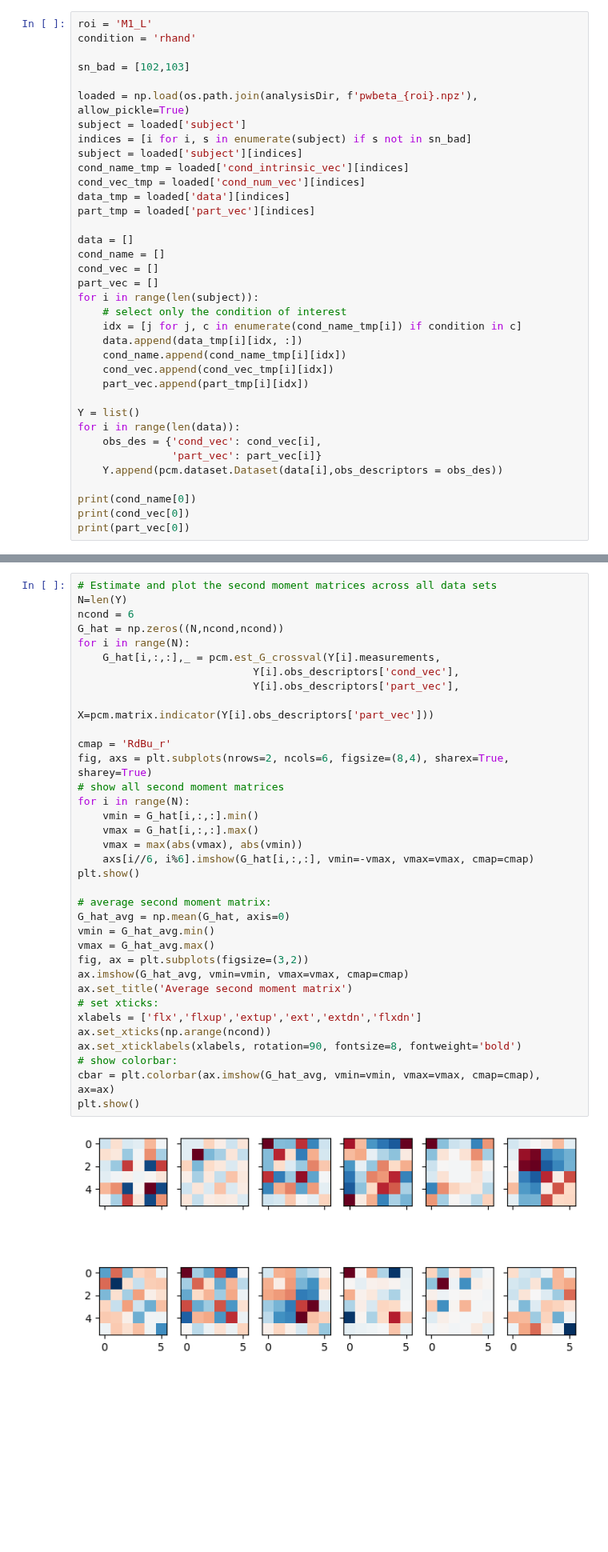
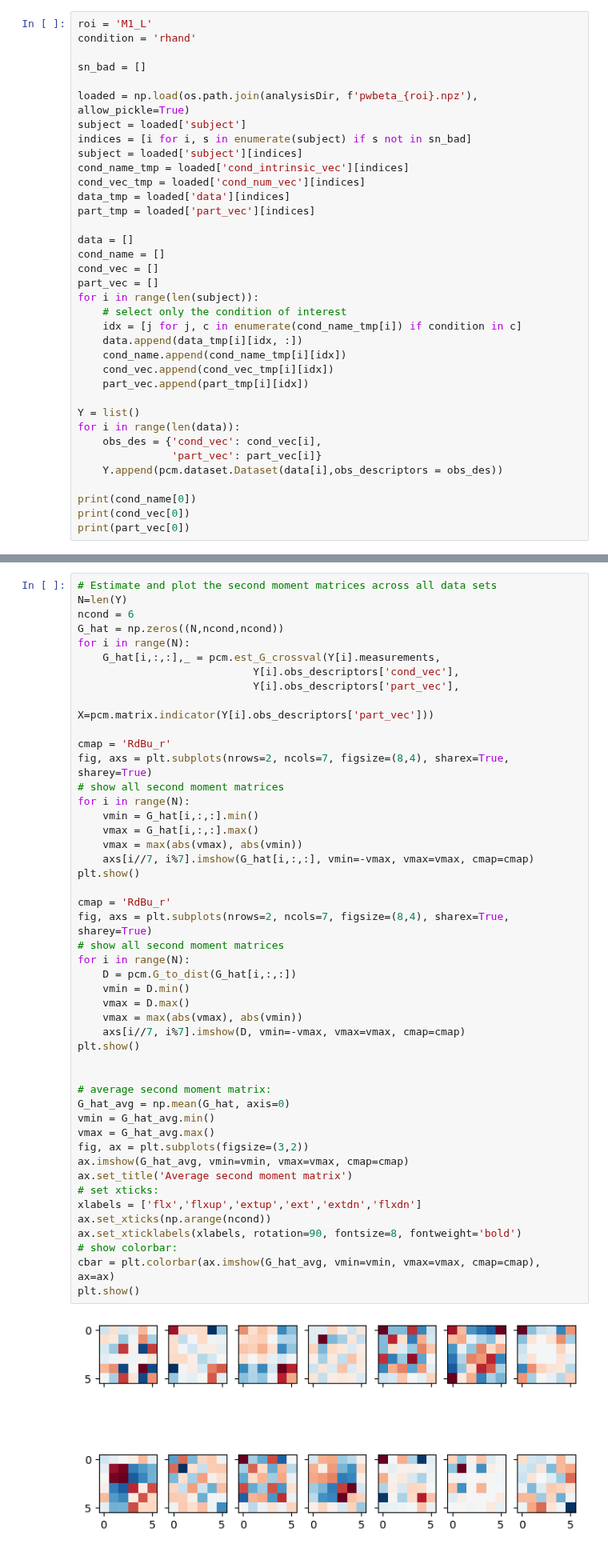
Before and after one commit to alighavam/bimanual_wrist, a Jupyter notebook: notebooks_mri/pcm_unimanual.ipynb, the cells around one changed output, grey strips where cells are left out. Shown at 80% size. Saved outputs shown, nothing was run; the diff lists cells and outputs as text; blank space fills up the shorter version.

```diff
--- a/notebooks_mri/pcm_unimanual.ipynb
+++ b/notebooks_mri/pcm_unimanual.ipynb
@@ -97,7 +97,7 @@ make pcm dataset
 roi = 'M1_L'
 condition = 'rhand'
 
-sn_bad = [102,103]
+sn_bad = []
 
 loaded = np.load(os.path.join(analysisDir, f'pwbeta_{roi}.npz'), allow_pickle=True)
 subject = loaded['subject']
@@ -157,33 +157,45 @@ ncond = 6
 G_hat = np.zeros((N,ncond,ncond))
 for i in range(N):
     G_hat[i,:,:],_ = pcm.est_G_crossval(Y[i].measurements,
                             Y[i].obs_descriptors['cond_vec'],
                             Y[i].obs_descriptors['part_vec'],
                             X=pcm.matrix.indicator(Y[i].obs_descriptors['part_vec']))
 
 cmap = 'RdBu_r'
-fig, axs = plt.subplots(nrows=2, ncols=6, figsize=(8,4), sharex=True, sharey=True)
+fig, axs = plt.subplots(nrows=2, ncols=7, figsize=(8,4), sharex=True, sharey=True)
 # show all second moment matrices
 for i in range(N):
     vmin = G_hat[i,:,:].min()
     vmax = G_hat[i,:,:].max()
     vmax = max(abs(vmax), abs(vmin))
-    axs[i//6, i%6].imshow(G_hat[i,:,:], vmin=-vmax, vmax=vmax, cmap=cmap)
+    axs[i//7, i%7].imshow(G_hat[i,:,:], vmin=-vmax, vmax=vmax, cmap=cmap)
 plt.show()
+
+cmap = 'RdBu_r'
+fig, axs = plt.subplots(nrows=2, ncols=7, figsize=(8,4), sharex=True, sharey=True)
+# show all second moment matrices
+for i in range(N):
+    D = pcm.G_to_dist(G_hat[i,:,:])
+    vmin = D.min()
+    vmax = D.max()
+    vmax = max(abs(vmax), abs(vmin))
+    axs[i//7, i%7].imshow(D, vmin=-vmax, vmax=vmax, cmap=cmap)
+plt.show()
+
 
 # average second moment matrix:
 G_hat_avg = np.mean(G_hat, axis=0)
 vmin = G_hat_avg.min()
 vmax = G_hat_avg.max()
 fig, ax = plt.subplots(figsize=(3,2))
 ax.imshow(G_hat_avg, vmin=vmin, vmax=vmax, cmap=cmap)
 ax.set_title('Average second moment matrix')
 # set xticks:
 xlabels = ['flx','flxup','extup','ext','extdn','flxdn']
 ax.set_xticks(np.arange(ncond))
 ax.set_xticklabels(xlabels, rotation=90, fontsize=8, fontweight='bold')
 # show colorbar:
 cbar = plt.colorbar(ax.imshow(G_hat_avg, vmin=vmin, vmax=vmax, cmap=cmap), ax=ax)
 plt.show()
 # %% [output]
-[figure, old version]
+[figure, new version]
```
Also changed, not shown: parts of 1 cell of this notebook, 4 other files.
